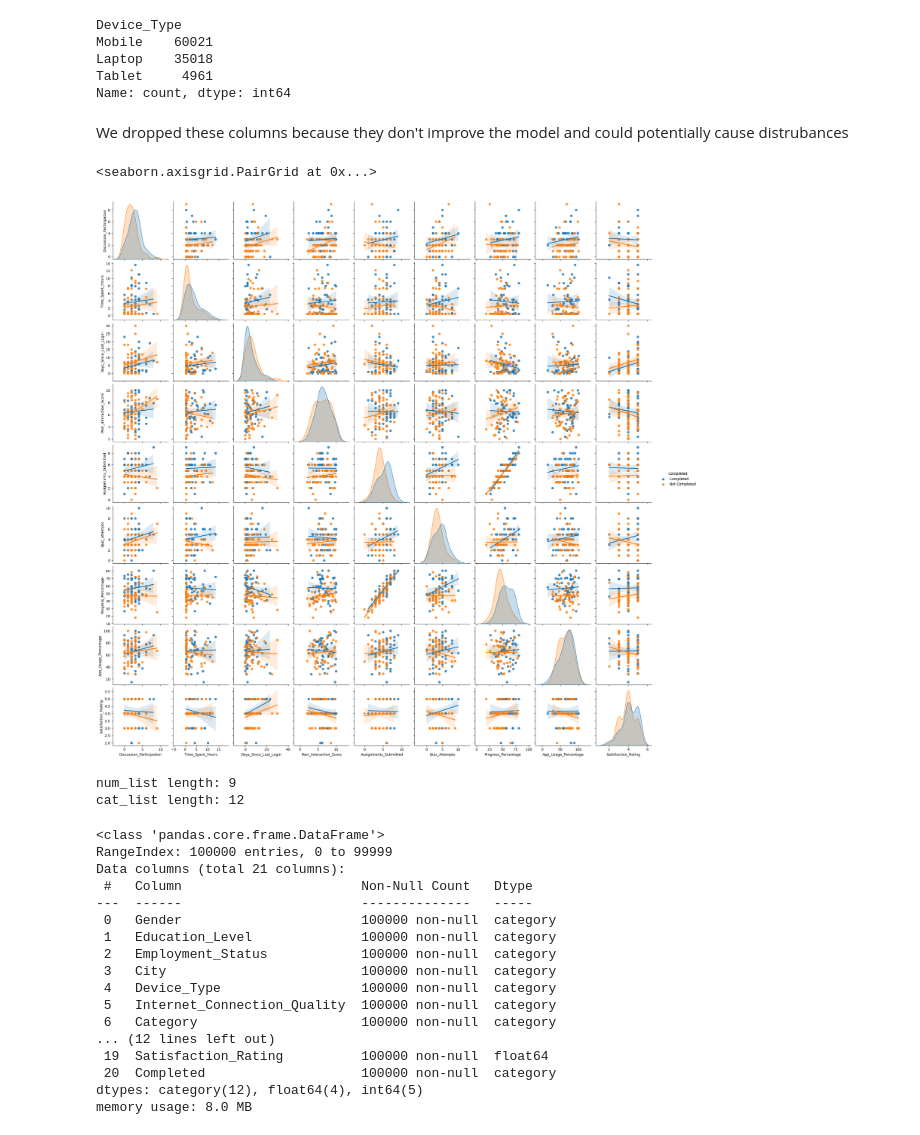
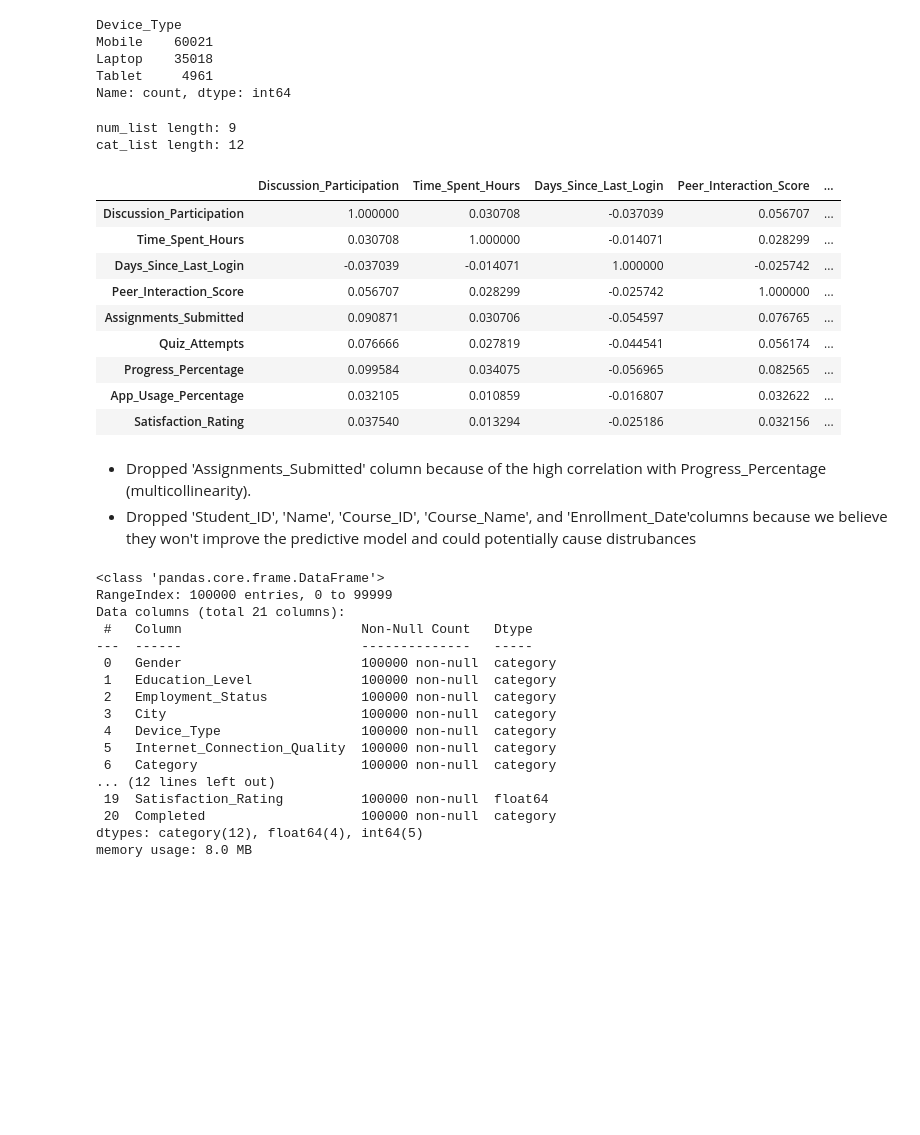
Before and after one commit to AkeemSemperDataScience/data3450-project-v1251-group_1, a Jupyter notebook: START_Project.ipynb, the cells around one changed output. Cells and saved outputs as stored; diff of their text form; code cells hidden in the pictures; blank space fills up the shorter version.

Commit message:
Correlation matrix

```diff
--- a/START_Project.ipynb
+++ b/START_Project.ipynb
@@ -184,17 +184,8 @@ Mobile    60021
 Laptop    35018
 Tablet     4961
 Name: count, dtype: int64
-# %%
-# Drop columns not relevant to predictions
-
-df2 = df.drop(columns={'Student_ID', 'Name', 'Course_ID', 'Course_Name', 'Enrollment_Date' })
-# %% [markdown]
-We dropped these columns because they don't improve the model and could potentially cause distrubances
 # %%
 # Visualize correlations (sample of 100)
 # Might need to reconsider this... way too many variables
 
-sns.pairplot(df2.sample(100), hue='Completed', kind='reg')
+#sns.pairplot(df2.sample(100), hue='Completed', kind='reg')
-# %% [output]
-<seaborn.axisgrid.PairGrid at 0x...>
-[figure, removed]
@@ -219,3 +203,19 @@ print('cat_list length:', cat_length)
 # %% [output]
 num_list length: 9
 cat_list length: 12
+# %%
+# Create correlation matrix
+
+corr = df2[num_list].corr()
+corr.style.background_gradient()
+# %% [output]
+|  | Discussion_Participation | Time_Spent_Hours | Days_Since_Last_Login | Peer_Interaction_Score | ... |
+| Discussion_Participation | 1.000000 | 0.030708 | -0.037039 | 0.056707 | ... |
+| Time_Spent_Hours | 0.030708 | 1.000000 | -0.014071 | 0.028299 | ... |
+| Days_Since_Last_Login | -0.037039 | -0.014071 | 1.000000 | -0.025742 | ... |
+| Peer_Interaction_Score | 0.056707 | 0.028299 | -0.025742 | 1.000000 | ... |
+| Assignments_Submitted | 0.090871 | 0.030706 | -0.054597 | 0.076765 | ... |
+| Quiz_Attempts | 0.076666 | 0.027819 | -0.044541 | 0.056174 | ... |
+| Progress_Percentage | 0.099584 | 0.034075 | -0.056965 | 0.082565 | ... |
+| App_Usage_Percentage | 0.032105 | 0.010859 | -0.016807 | 0.032622 | ... |
+| Satisfaction_Rating | 0.037540 | 0.013294 | -0.025186 | 0.032156 | ... |
@@ -222,3 +226,6 @@ cat_list length: 12
+# %% [markdown]
+- Dropped 'Assignments_Submitted' column because of the high correlation with Progress_Percentage (multicollinearity).
+- Dropped 'Student_ID', 'Name', 'Course_ID', 'Course_Name', and 'Enrollment_Date'columns because we believe they won't improve the predictive model and could potentially cause distrubances
 # %%
 # Convert object columns to dtype category
 
```
Also changed, not shown: parts of 6 cells of this notebook.
